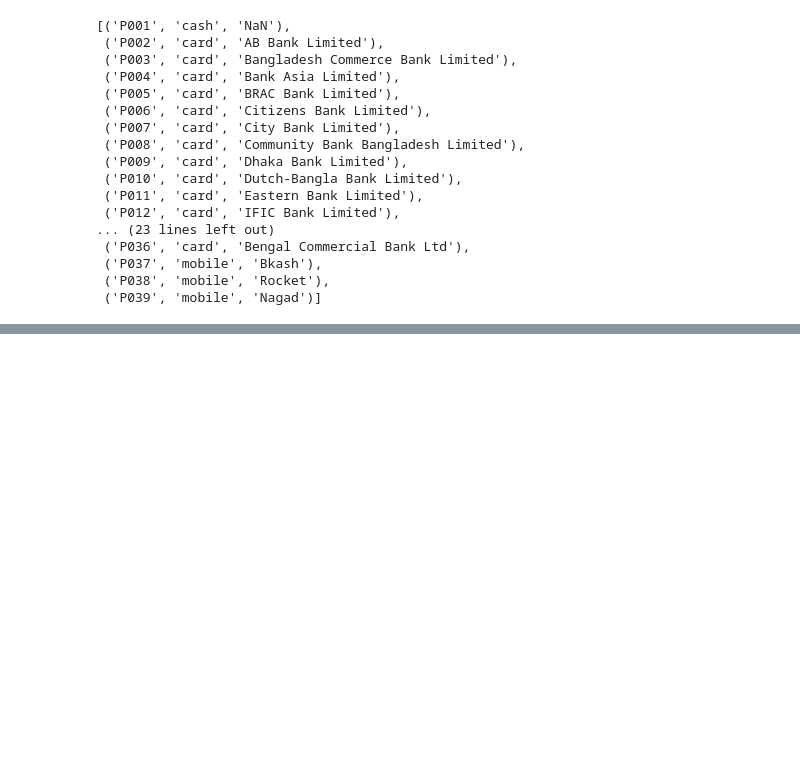
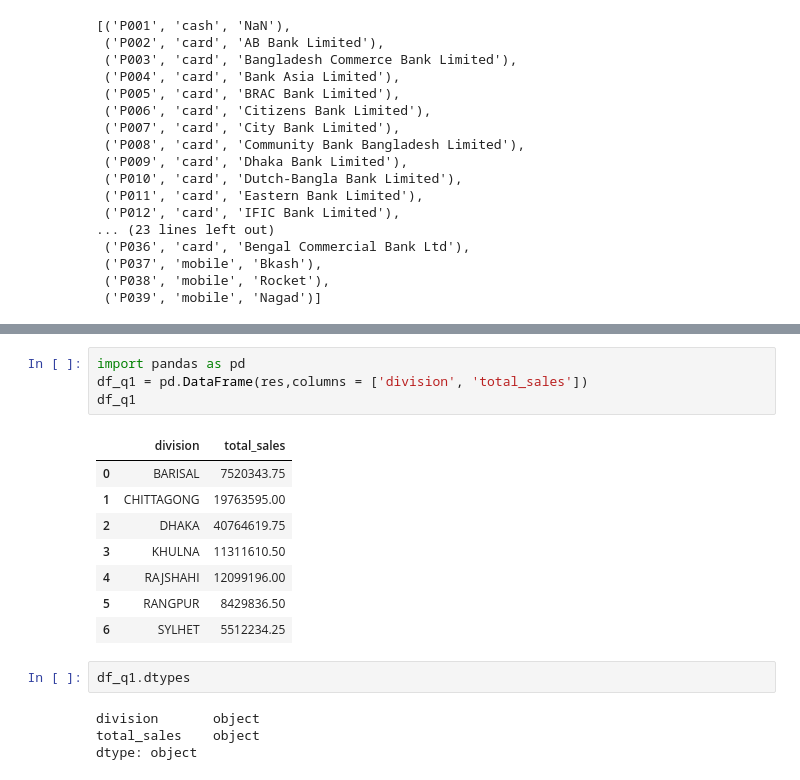
Before and after one commit to esrdlab-vinternship/HDA-Buet-vtraining-23, a Jupyter notebook: notebook/dataload/ETL.ipynb, the cells around one changed output, grey strips where cells are left out. Cells and saved outputs as stored; diff of their text form; blank space fills up the shorter version.

```diff
--- a/notebook/dataload/ETL.ipynb
+++ b/notebook/dataload/ETL.ipynb
@@ -338,0 +446,19 @@ res
+# %%
+import pandas as pd
+df_q1 = pd.DataFrame(res,columns = ['division', 'total_sales'])
+df_q1
+# %% [output]
+|  | division | total_sales |
+| 0 | BARISAL | 7520343.75 |
+| 1 | CHITTAGONG | 19763595.00 |
+| 2 | DHAKA | 40764619.75 |
+| 3 | KHULNA | 11311610.50 |
+| 4 | RAJSHAHI | 12099196.00 |
+| 5 | RANGPUR | 8429836.50 |
+| 6 | SYLHET | 5512234.25 |
+# %%
+df_q1.dtypes
+# %% [output]
+division       object
+total_sales    object
+dtype: object
```
Also changed, not shown: parts of 10 cells of this notebook, 2 other files.
